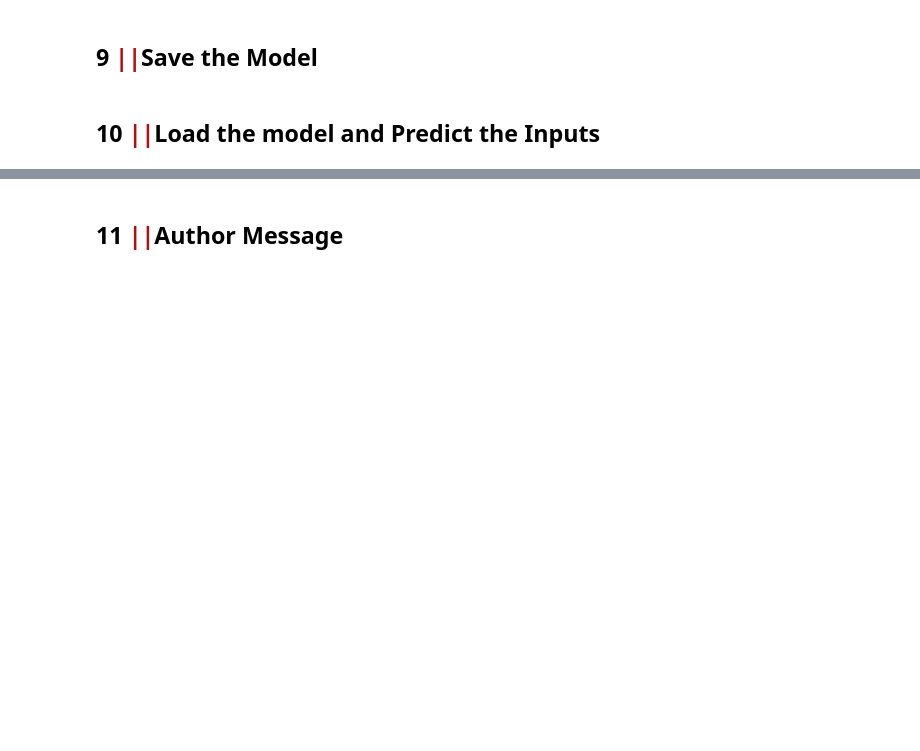
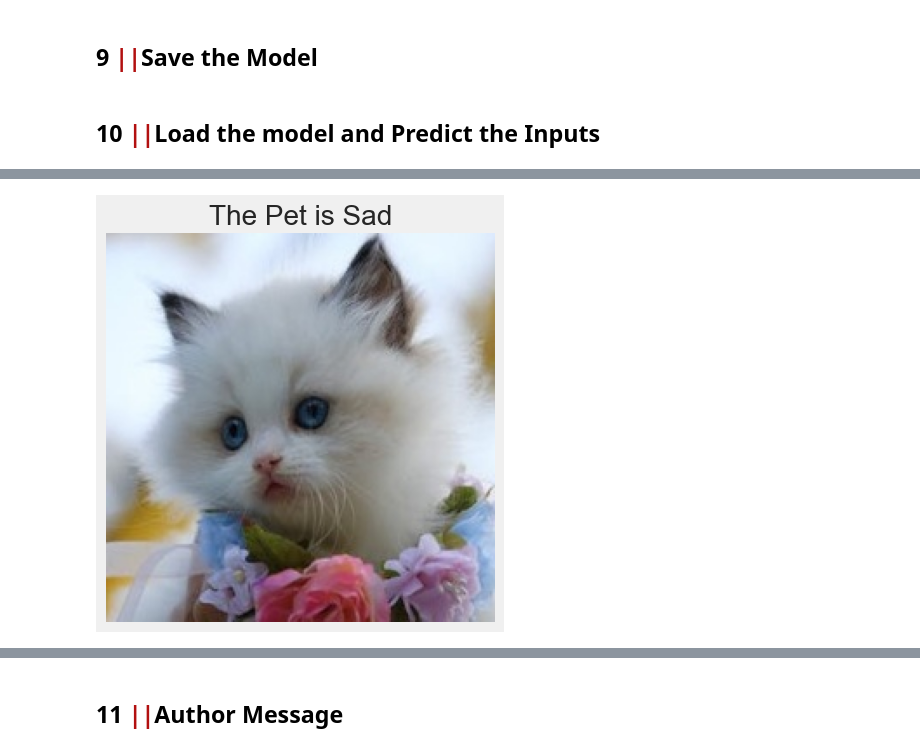
Before and after one commit to jeffeehsiung/Pet_Facial_Expression_Recognition, a Jupyter notebook: pet_facial_emotion_effi.ipynb, the cells around one changed output, grey strips where cells are left out. Cells and saved outputs as stored; diff of their text form; code cells hidden in the pictures; blank space fills up the shorter version.

```diff
--- a/pet_facial_emotion_effi.ipynb
+++ b/pet_facial_emotion_effi.ipynb
@@ -608,3 +750,4 @@ predict_and_display(image_path_to_test, model)
 # %%
-image_path_to_test = '/kaggle/input/pets-facial-expression-dataset/Sad/031.jpg'
+image_path_to_test = 'pets_facial_expression_dataset/Sad/011.jpg'
 predict_and_display(image_path_to_test, model)
+# %% [output]
@@ -611 +755,2 @@ predict_and_display(image_path_to_test, model)
+[figure, added]
 # %%
```
Also changed, not shown: parts of 26 cells of this notebook.
